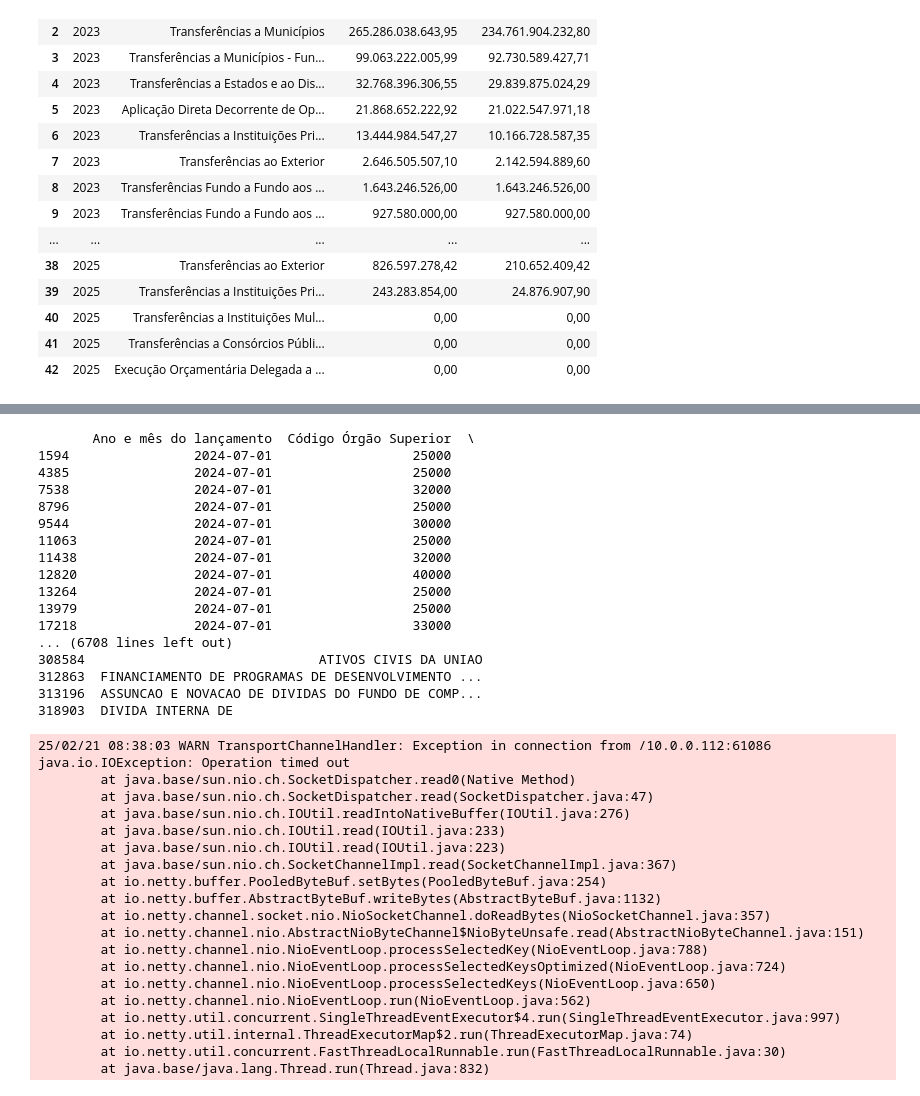
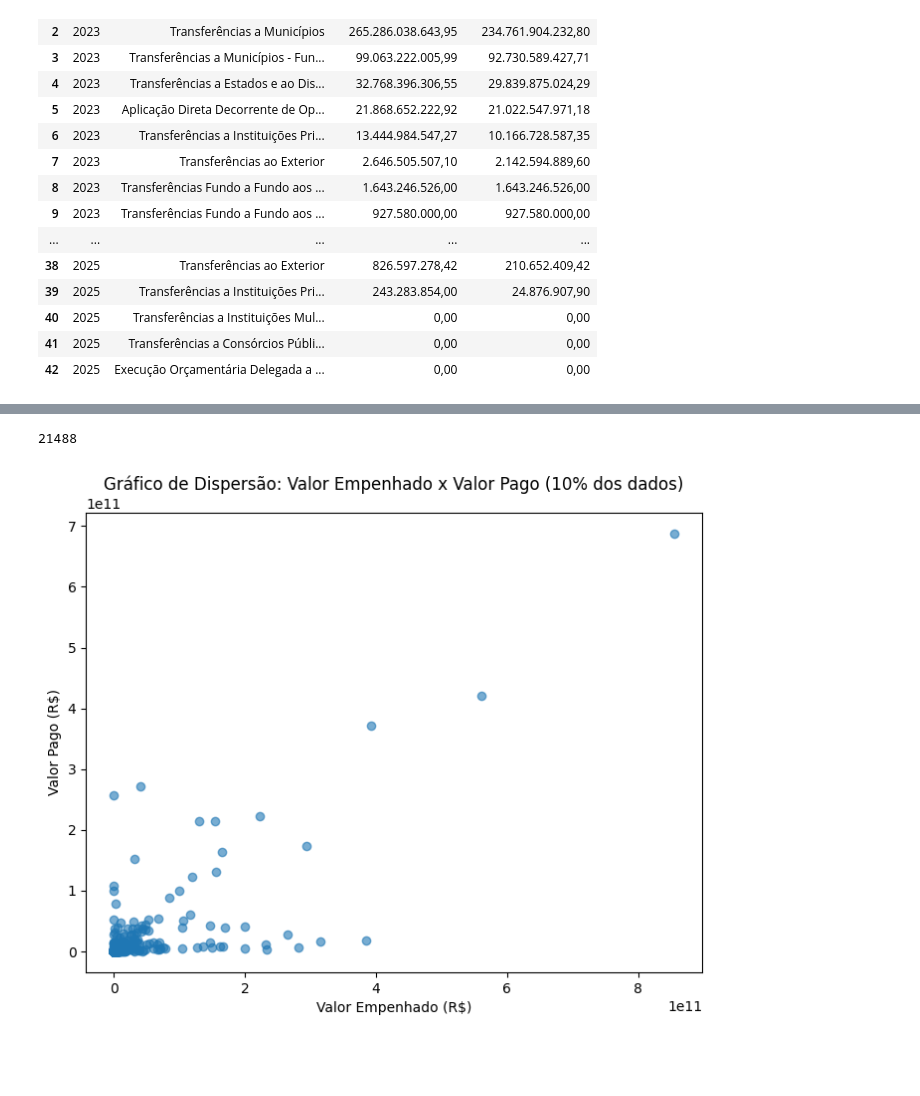
Before and after one commit to jonathamacionilo/GastosDesgov2023ateJan2025, a Jupyter notebook: AnaliseDespesasBrasil.ipynb, the cells around one changed output, grey strips where cells are left out. Cells and saved outputs as stored; diff of their text form; code cells hidden in the pictures; blank space fills up the shorter version.

```diff
--- a/AnaliseDespesasBrasil.ipynb
+++ b/AnaliseDespesasBrasil.ipynb
@@ -711,46 +561,25 @@ Arquivos salvos com sucesso:
-# %%
-
-
-# Exibir todas as colunas e as primeiras 1000 linhas do dataframe pdf
-
-pd.set_option('display.max_columns', None)
-pd.set_option('display.max_rows', 1000)
-display(anomalias_desgoverno_refined.head(1000))
-# %% [output]
-       Ano e mês do lançamento  Código Órgão Superior  \
-1594                2024-07-01                  25000
-4385                2024-07-01                  25000
-7538                2024-07-01                  32000
-8796                2024-07-01                  25000
-9544                2024-07-01                  30000
-11063               2024-07-01                  25000
-11438               2024-07-01                  32000
-12820               2024-07-01                  40000
-13264               2024-07-01                  25000
-13979               2024-07-01                  25000
-17218               2024-07-01                  33000
-... (6708 lines left out)
-308584                              ATIVOS CIVIS DA UNIAO
-312863  FINANCIAMENTO DE PROGRAMAS DE DESENVOLVIMENTO ...
-313196  ASSUNCAO E NOVACAO DE DIVIDAS DO FUNDO DE COMP...
-318903  DIVIDA INTERNA DE
-25/02/21 08:38:03 WARN TransportChannelHandler: Exception in connection from /10.0.0.112:61086
-java.io.IOException: Operation timed out
-        at java.base/sun.nio.ch.SocketDispatcher.read0(Native Method)
-        at java.base/sun.nio.ch.SocketDispatcher.read(SocketDispatcher.java:47)
-        at java.base/sun.nio.ch.IOUtil.readIntoNativeBuffer(IOUtil.java:276)
-        at java.base/sun.nio.ch.IOUtil.read(IOUtil.java:233)
-        at java.base/sun.nio.ch.IOUtil.read(IOUtil.java:223)
-        at java.base/sun.nio.ch.SocketChannelImpl.read(SocketChannelImpl.java:367)
-        at io.netty.buffer.PooledByteBuf.setBytes(PooledByteBuf.java:254)
-        at io.netty.buffer.AbstractByteBuf.writeBytes(AbstractByteBuf.java:1132)
-        at io.netty.channel.socket.nio.NioSocketChannel.doReadBytes(NioSocketChannel.java:357)
-        at io.netty.channel.nio.AbstractNioByteChannel$NioByteUnsafe.read(AbstractNioByteChannel.java:151)
-        at io.netty.channel.nio.NioEventLoop.processSelectedKey(NioEventLoop.java:788)
-        at io.netty.channel.nio.NioEventLoop.processSelectedKeysOptimized(NioEventLoop.java:724)
-        at io.netty.channel.nio.NioEventLoop.processSelectedKeys(NioEventLoop.java:650)
-        at io.netty.channel.nio.NioEventLoop.run(NioEventLoop.java:562)
-        at io.netty.util.concurrent.SingleThreadEventExecutor$4.run(SingleThreadEventExecutor.java:997)
-        at io.netty.util.internal.ThreadExecutorMap$2.run(ThreadExecutorMap.java:74)
-        at io.netty.util.concurrent.FastThreadLocalRunnable.run(FastThreadLocalRunnable.java:30)
-        at java.base/java.lang.Thread.run(Thread.java:832)
+# %%
+anomalias_desgoverno = spark.read.parquet("data/relatorios/anomalias_desgoverno")
+anomalias_desgoverno.count()
+# %% [output]
+21488
+# %%
+# Amostra de 10% dos dados de anomalias_desgoverno e anomalias_emendas
+#amostra_desgoverno = anomalias_desgoverno.sample(False, 0.1, seed=42)
+#amostra_emendas = anomalias_emendas.sample(False, 0.1, seed=42)
+
+# Junta as amostras
+
+# Converte para pandas para facilitar a plotagem
+df_amostra = anomalias_desgoverno.select("Valor Empenhado (R$)", "Valor Pago (R$)").toPandas()
+
+import matplotlib.pyplot as plt
+
+plt.figure(figsize=(8,6))
+plt.scatter(df_amostra["Valor Empenhado (R$)"], df_amostra["Valor Pago (R$)"], alpha=0.6)
+plt.xlabel("Valor Empenhado (R$)")
+plt.ylabel("Valor Pago (R$)")
+plt.title("Gráfico de Dispersão: Valor Empenhado x Valor Pago (10% dos dados)")
+plt.show()
+# %% [output]
+[figure, added]
```
Also changed, not shown: parts of 12 cells of this notebook, 21 other files.
